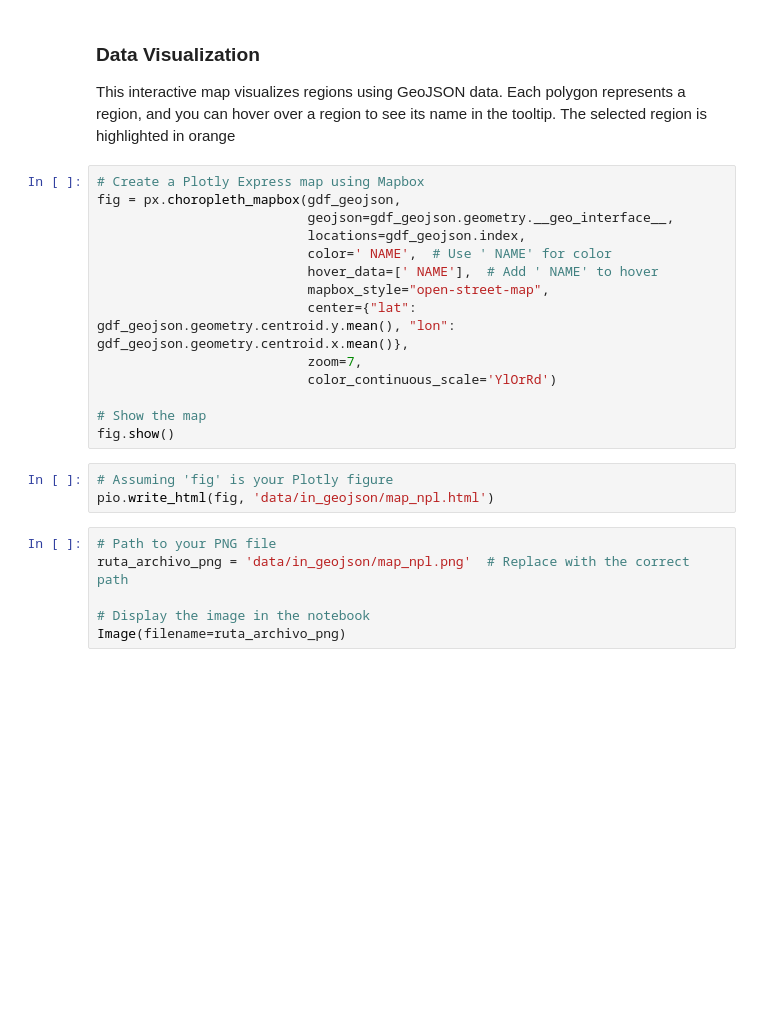
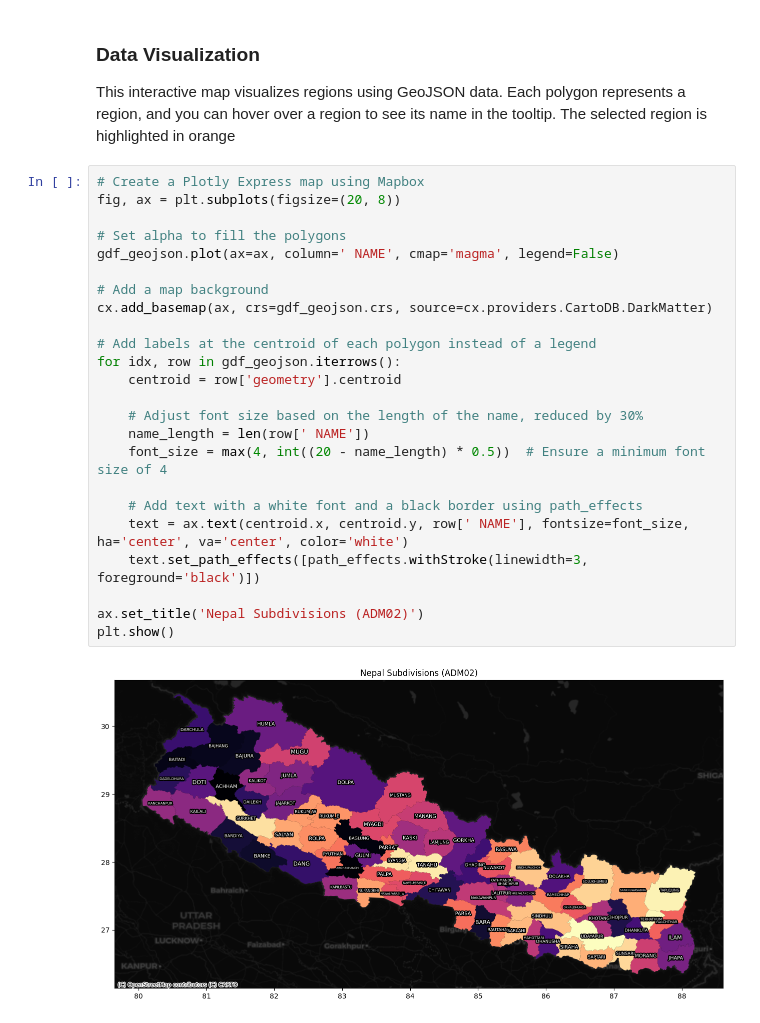
Before and after one commit to oechenique/boundaries, a Jupyter notebook: Notebook/geojson.ipynb, the cells around one changed output. Drawn from its saved outputs; the diff is of its cells as text; blank space fills up the shorter version.

Commit message:
update notebook
update notebook

```diff
--- a/Notebook/geojson.ipynb
+++ b/Notebook/geojson.ipynb
@@ -70,24 +71,27 @@ gdf_geojson = gdf_geojson.set_crs(4326, allow_override=True)
 This interactive map visualizes regions using GeoJSON data. Each polygon represents a region, and you can hover over a region to see its name in the tooltip. The selected region is highlighted in orange
 # %%
 # Create a Plotly Express map using Mapbox
-fig = px.choropleth_mapbox(gdf_geojson,
-                           geojson=gdf_geojson.geometry.__geo_interface__,
-                           locations=gdf_geojson.index,
-                           color=' NAME',  # Use ' NAME' for color
-                           hover_data=[' NAME'],  # Add ' NAME' to hover
-                           mapbox_style="open-street-map",
-                           center={"lat": gdf_geojson.geometry.centroid.y.mean(), "lon": gdf_geojson.geometry.centroid.x.mean()},
-                           zoom=7,
-                           color_continuous_scale='YlOrRd')
+fig, ax = plt.subplots(figsize=(20, 8))
 
-# Show the map
-fig.show()
+# Set alpha to fill the polygons
+gdf_geojson.plot(ax=ax, column=' NAME', cmap='magma', legend=False)
+
+# Add a map background
+cx.add_basemap(ax, crs=gdf_geojson.crs, source=cx.providers.CartoDB.DarkMatter)
+
+# Add labels at the centroid of each polygon instead of a legend
+for idx, row in gdf_geojson.iterrows():
+    centroid = row['geometry'].centroid
+
+    # Adjust font size based on the length of the name, reduced by 30%
+    name_length = len(row[' NAME'])
+    font_size = max(4, int((20 - name_length) * 0.5))  # Ensure a minimum font size of 4
+
+    # Add text with a white font and a black border using path_effects
+    text = ax.text(centroid.x, centroid.y, row[' NAME'], fontsize=font_size, ha='center', va='center', color='white')
+    text.set_path_effects([path_effects.withStroke(linewidth=3, foreground='black')])
+
+ax.set_title('Nepal Subdivisions (ADM02)')
+plt.show()
+# %% [output]
+[figure, added]
-# %%
-# Assuming 'fig' is your Plotly figure
-pio.write_html(fig, 'data/in_geojson/map_npl.html')
-# %%
-# Path to your PNG file
-ruta_archivo_png = 'data/in_geojson/map_npl.png'  # Replace with the correct path
-
-# Display the image in the notebook
-Image(filename=ruta_archivo_png)
```
Also changed, not shown: parts of 2 cells of this notebook, 3 other files.
